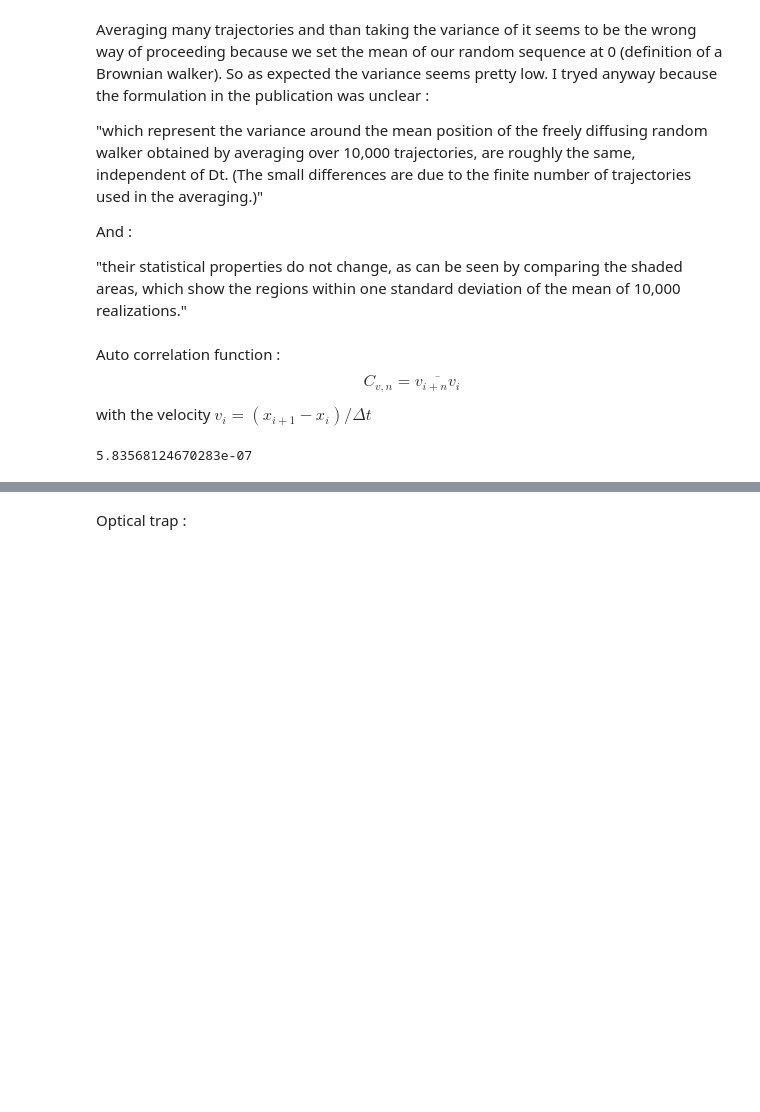
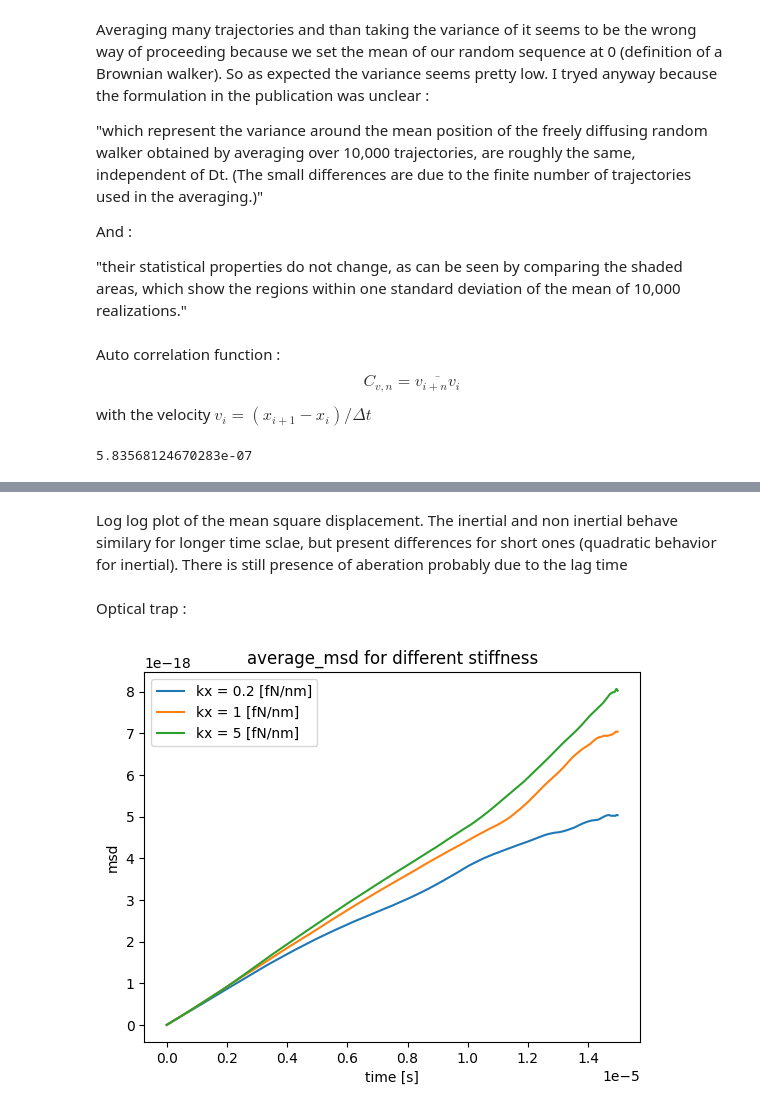
Before and after one commit to Antonin-Prom/IDIL_Internship_BFM_Langevin_modeling, a Jupyter notebook: langevin_simu/G.Volpe Brownian simulations/Optical_trap_notebook.ipynb, the cells around one changed output, grey strips where cells are left out. Cells and saved outputs as stored; diff of their text form; code cells hidden in the pictures; blank space fills up the shorter version.

```diff
--- a/langevin_simu/G.Volpe Brownian simulations/Optical_trap_notebook.ipynb
+++ b/langevin_simu/G.Volpe Brownian simulations/Optical_trap_notebook.ipynb
@@ -268,2 +268,51 @@ plt.show()
+# %% [markdown]
+Log log plot of the mean square displacement. The inertial and non inertial behave similary for longer time sclae, but present differences for short ones (quadratic behavior for inertial). There is still presence of aberation probably due to the lag time
 # %% [markdown]
 Optical trap :
+# %%
+def walk_quadratic_well(N,kx):
+    w_x = generate_seq(N)
+    x = np.zeros(N)
+    for i in range(1,N):
+        x[i] = x[i-1] - (1/load)*kx*x[i-1]*dt_s + np.sqrt(2*diffusion*dt_s)*w_x[i]
+    return x
+
+def mean_square_displacement_well(array):
+    msd = []
+    centered_array = array - np.mean(array)
+    for j in range(1,int(len(centered_array))):
+        M = np.mean((centered_array[:-j] - centered_array[j:])**2)
+        msd.append(M)
+    return np.array(msd)
+
+def msd_W_trajs(W,N,kx):
+    msd_list = []
+    mean_msd = np.zeros(N-1)
+    for j in range(W):
+        traj = walk_quadratic_well(N,kx)
+        msd_list.append(mean_square_displacement_well(traj))
+    for msd in msd_list:
+        mean_msd = np.add(mean_msd,msd)
+    mean_msd *= 1/W
+    return mean_msd
+# %%
+kx1 =  0.2*(10e-4)*(10e-15)/(10e-9) #fN/nm
+kx2 =  1*(10e-4)*(10e-15)/(10e-9) #fN/nm
+kx3 =  5*(10e-4)*(10e-15)/(10e-9) #fN/nm
+
+mean_msd1 = msd_W_trajs(200,1500,kx1)
+mean_msd2 = msd_W_trajs(200,1500,kx2)
+mean_msd3 = msd_W_trajs(200,1500,kx3)
+t = np.arange(len(mean_msd1))*dt_s
+
+plt.plot(t,mean_msd1,label = 'kx = 0.2 [fN/nm]')
+plt.plot(t,mean_msd2,label = 'kx = 1 [fN/nm]')
+plt.plot(t,mean_msd3,label = 'kx = 5 [fN/nm]')
+
+plt.xlabel('time [s]')
+plt.ylabel('msd')
+plt.title('average_msd for different stiffness')
+plt.legend()
+plt.show()
+# %% [output]
+[figure, added]
```
Also changed, not shown: parts of 10 cells of this notebook.
